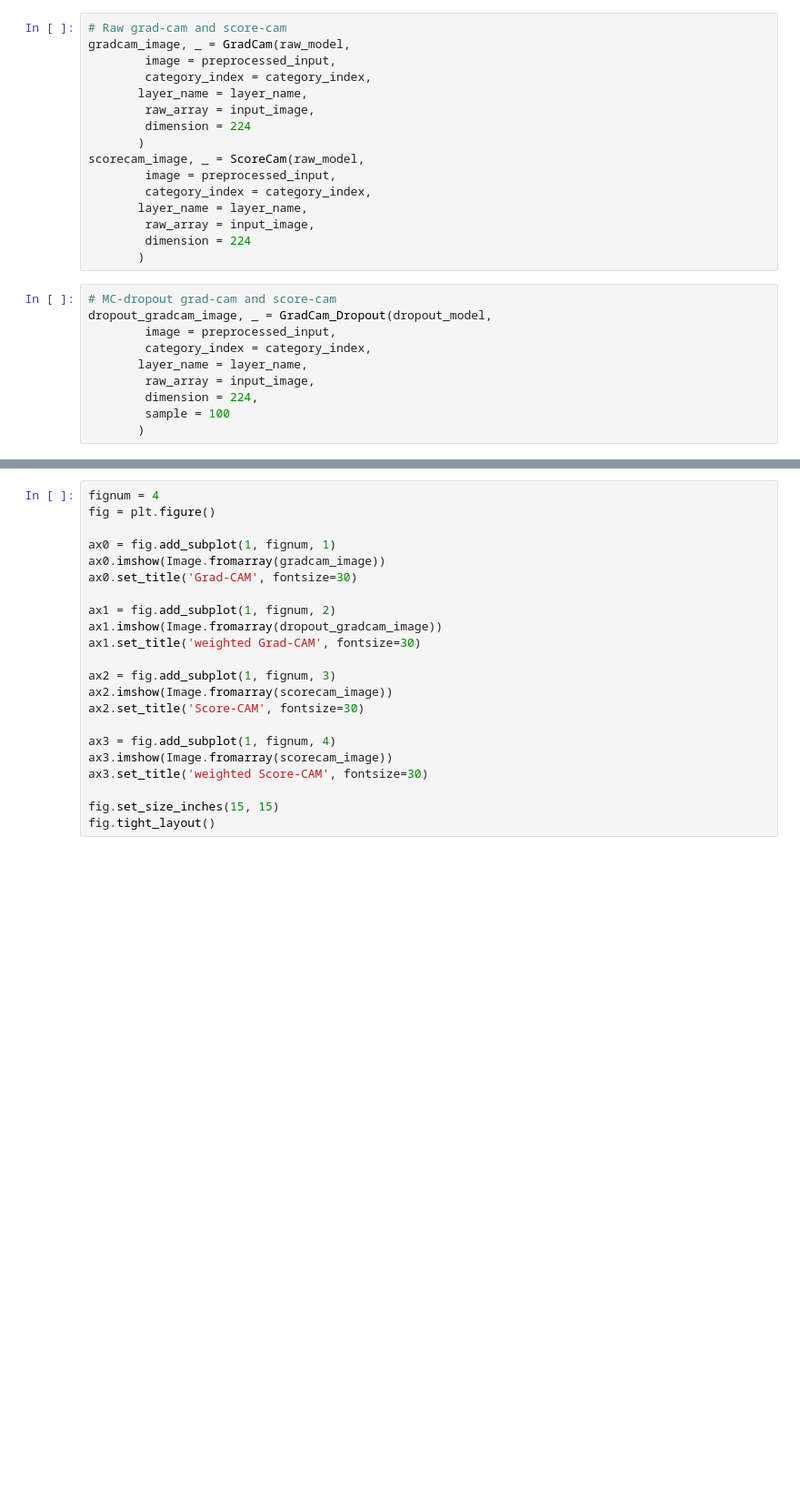
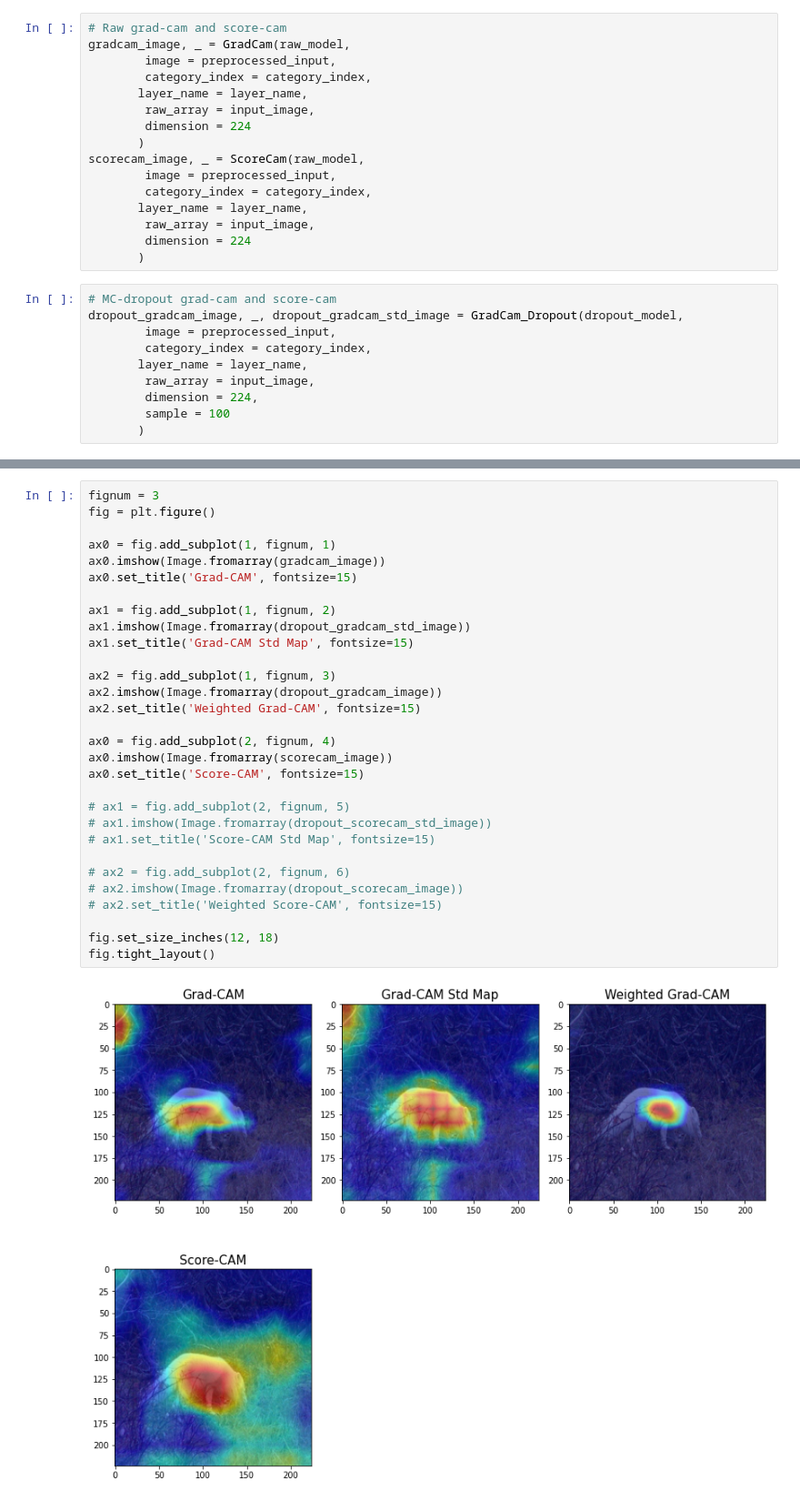
Before and after one commit to noriakis/cam-uncertainty, a Jupyter notebook: perturbation.ipynb, the cells around one changed output, grey strips where cells are left out. Shown at 91% size. Drawn from its saved outputs; the diff is of its cells as text; blank space fills up the shorter version.

```diff
--- a/perturbation.ipynb
+++ b/perturbation.ipynb
@@ -41,7 +40,7 @@ scorecam_image, _ = ScoreCam(raw_model,
        )
 # %%
 # MC-dropout grad-cam and score-cam
-dropout_gradcam_image, _ = GradCam_Dropout(dropout_model,
+dropout_gradcam_image, _, dropout_gradcam_std_image = GradCam_Dropout(dropout_model,
         image = preprocessed_input,
         category_index = category_index,
        layer_name = layer_name,
@@ -59,24 +58,34 @@ dropout_scorecam_image, _ = ScoreCam_Dropout(dropout_model,
         sample = 100
        )
 # %%
-fignum = 4
+fignum = 3
 fig = plt.figure()
 
 ax0 = fig.add_subplot(1, fignum, 1)
 ax0.imshow(Image.fromarray(gradcam_image))
-ax0.set_title('Grad-CAM', fontsize=30)
+ax0.set_title('Grad-CAM', fontsize=15)
 
 ax1 = fig.add_subplot(1, fignum, 2)
-ax1.imshow(Image.fromarray(dropout_gradcam_image))
-ax1.set_title('weighted Grad-CAM', fontsize=30)
+ax1.imshow(Image.fromarray(dropout_gradcam_std_image))
+ax1.set_title('Grad-CAM Std Map', fontsize=15)
 
 ax2 = fig.add_subplot(1, fignum, 3)
-ax2.imshow(Image.fromarray(scorecam_image))
-ax2.set_title('Score-CAM', fontsize=30)
+ax2.imshow(Image.fromarray(dropout_gradcam_image))
+ax2.set_title('Weighted Grad-CAM', fontsize=15)
 
-ax3 = fig.add_subplot(1, fignum, 4)
-ax3.imshow(Image.fromarray(scorecam_image))
-ax3.set_title('weighted Score-CAM', fontsize=30)
+ax0 = fig.add_subplot(2, fignum, 4)
+ax0.imshow(Image.fromarray(scorecam_image))
+ax0.set_title('Score-CAM', fontsize=15)
 
-fig.set_size_inches(15, 15)
+# ax1 = fig.add_subplot(2, fignum, 5)
+# ax1.imshow(Image.fromarray(dropout_scorecam_std_image))
+# ax1.set_title('Score-CAM Std Map', fontsize=15)
+
+# ax2 = fig.add_subplot(2, fignum, 6)
+# ax2.imshow(Image.fromarray(dropout_scorecam_image))
+# ax2.set_title('Weighted Score-CAM', fontsize=15)
+
+fig.set_size_inches(12, 18)
 fig.tight_layout()
+# %% [output]
+[figure, added]
```
Also changed, not shown: parts of 2 cells of this notebook, 4 other files.
